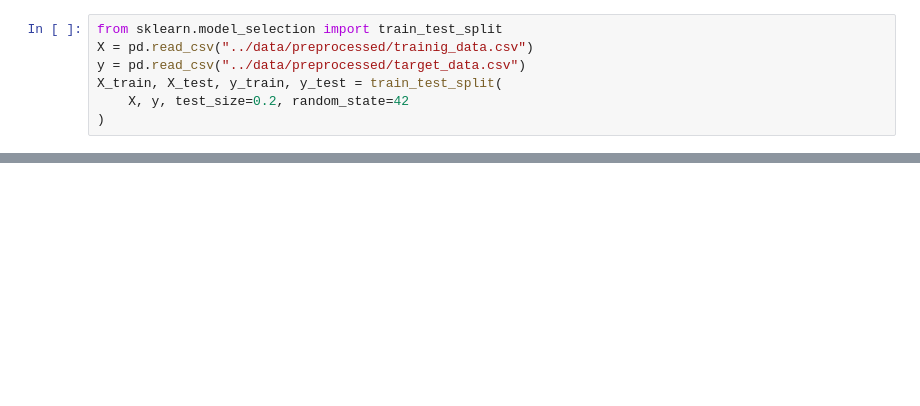
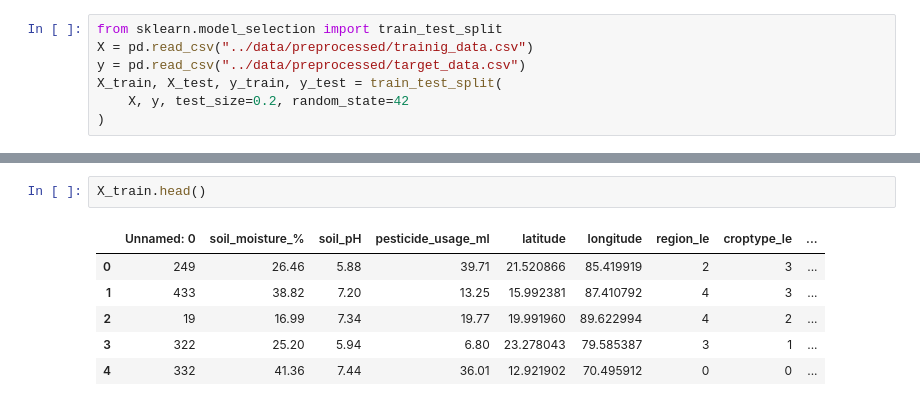
Before and after one commit to F1zhen/Yield_predictionML, a Jupyter notebook: src/train_model.ipynb, the cells around one changed output, grey strips where cells are left out. Saved outputs shown, nothing was run; the diff lists cells and outputs as text; blank space fills up the shorter version.

```diff
--- a/src/train_model.ipynb
+++ b/src/train_model.ipynb
@@ -45,0 +130,9 @@ Successfully installed xgboost-3.0.5
+# %%
+X_train.head()
+# %% [output]
+|  | Unnamed: 0 | soil_moisture_% | soil_pH | pesticide_usage_ml | latitude | longitude | region_le | croptype_le | ... |
+| 0 | 249 | 26.46 | 5.88 | 39.71 | 21.520866 | 85.419919 | 2 | 3 | ... |
+| 1 | 433 | 38.82 | 7.20 | 13.25 | 15.992381 | 87.410792 | 4 | 3 | ... |
+| 2 | 19 | 16.99 | 7.34 | 19.77 | 19.991960 | 89.622994 | 4 | 2 | ... |
+| 3 | 322 | 25.20 | 5.94 | 6.80 | 23.278043 | 79.585387 | 3 | 1 | ... |
+| 4 | 332 | 41.36 | 7.44 | 36.01 | 12.921902 | 70.495912 | 0 | 0 | ... |
```
Also changed, not shown: parts of 11 cells of this notebook, 1 other file.
